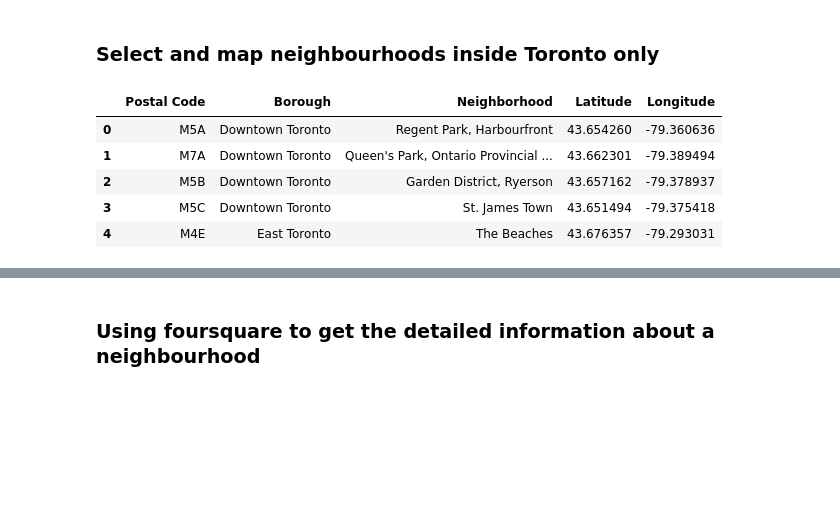
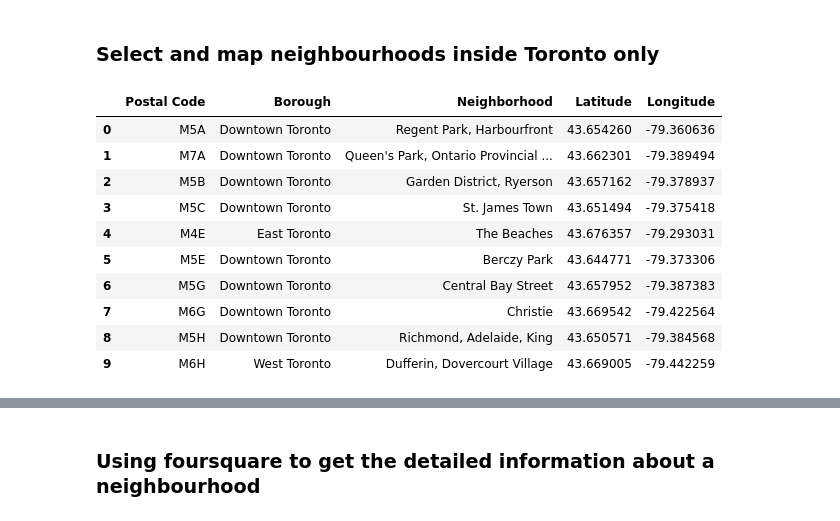
Before and after one commit to sudhaahuja/Coursera_Capstone, a Jupyter notebook: TorontoNeighbourhoodsStudy.ipynb, the cells around one changed output, grey strips where cells are left out. Drawn from its saved outputs; the diff is of its cells as text; code cells hidden in the pictures; blank space fills up the shorter version.

```diff
--- a/TorontoNeighbourhoodsStudy.ipynb
+++ b/TorontoNeighbourhoodsStudy.ipynb
@@ -131,14 +149,19 @@ map_toronto
 ### Select and map neighbourhoods inside Toronto only
 # %%
 df_toronto = df_sel[df_sel['Borough'].str.contains("Toronto")].reset_index(drop=True)
-df_toronto.head()
+df_toronto.head(10)
 # %% [output]
 |  | Postal Code | Borough | Neighborhood | Latitude | Longitude |
 | 0 | M5A | Downtown Toronto | Regent Park, Harbourfront | 43.654260 | -79.360636 |
 | 1 | M7A | Downtown Toronto | Queen's Park, Ontario Provincial ... | 43.662301 | -79.389494 |
 | 2 | M5B | Downtown Toronto | Garden District, Ryerson | 43.657162 | -79.378937 |
 | 3 | M5C | Downtown Toronto | St. James Town | 43.651494 | -79.375418 |
 | 4 | M4E | East Toronto | The Beaches | 43.676357 | -79.293031 |
+| 5 | M5E | Downtown Toronto | Berczy Park | 43.644771 | -79.373306 |
+| 6 | M5G | Downtown Toronto | Central Bay Street | 43.657952 | -79.387383 |
+| 7 | M6G | Downtown Toronto | Christie | 43.669542 | -79.422564 |
+| 8 | M5H | Downtown Toronto | Richmond, Adelaide, King | 43.650571 | -79.384568 |
+| 9 | M6H | West Toronto | Dufferin, Dovercourt Village | 43.669005 | -79.442259 |
 # %%
 # create map of Manhattan using latitude and longitude values
 map_torontoNeighborhoods = folium.Map(location=[latitude_toronto, longitude_toronto], zoom_start=11)
```
Also changed, not shown: parts of 3 cells of this notebook.
